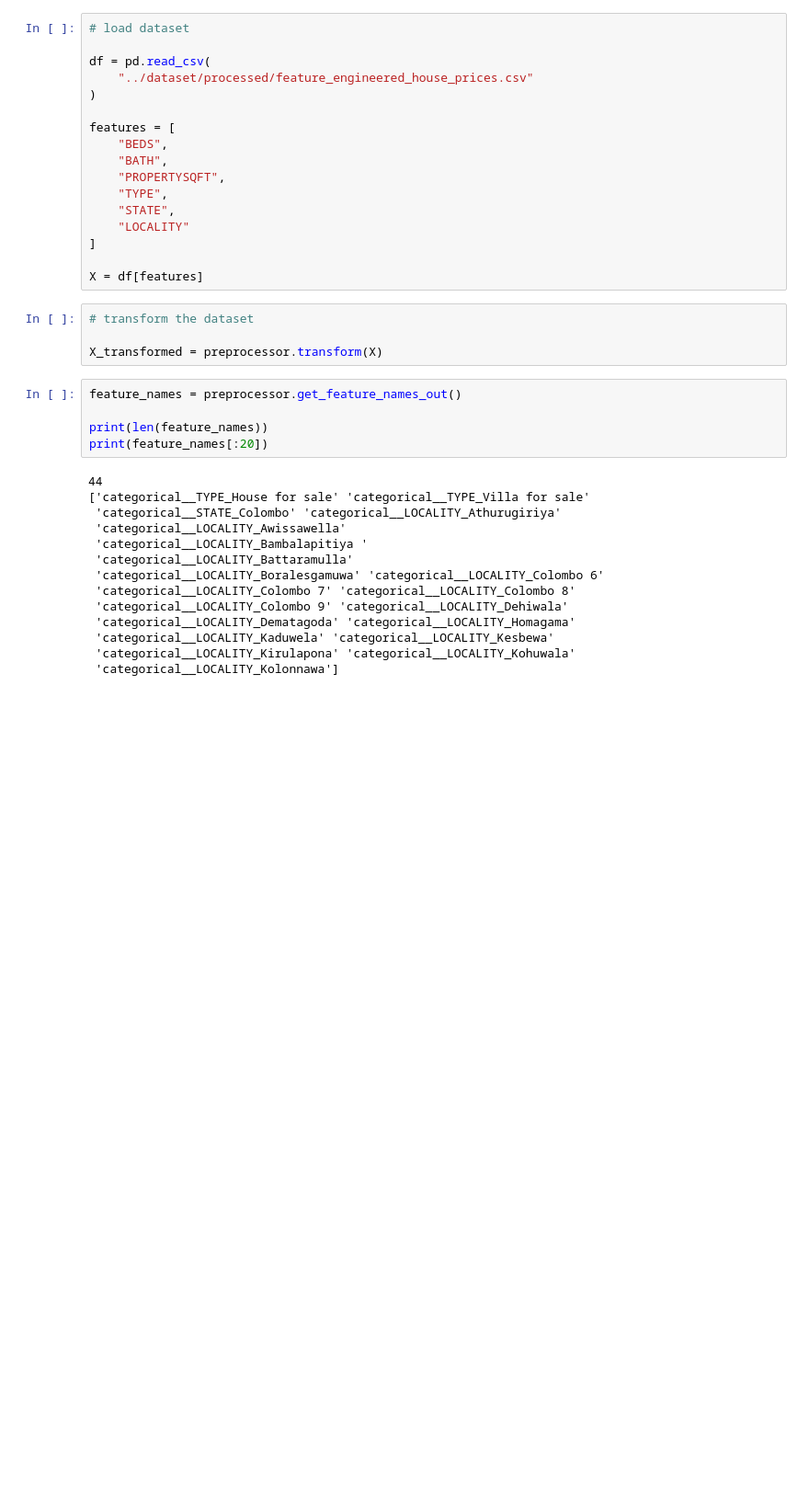
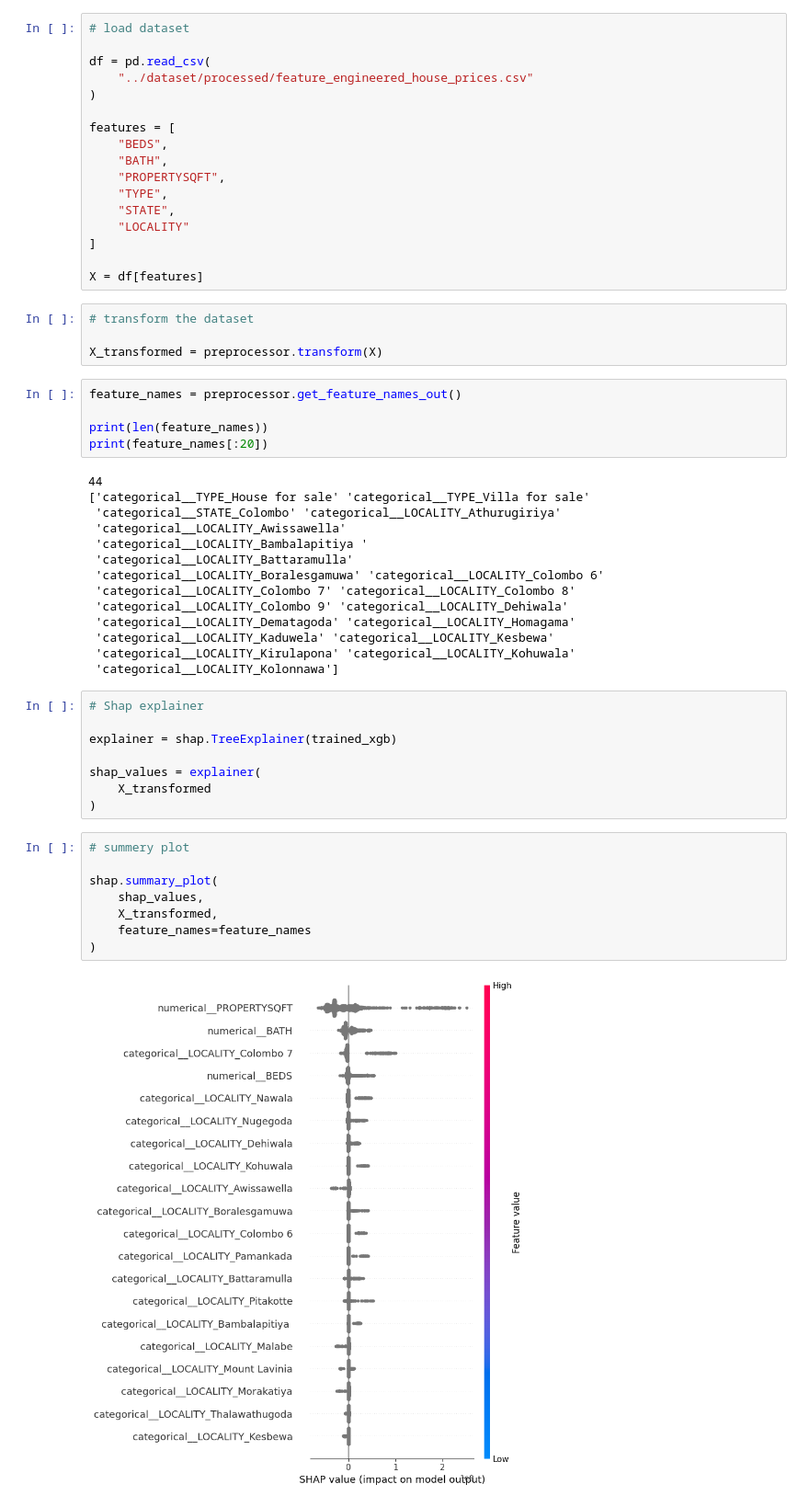
Before and after one commit to DhaneeraDulvanya/Sri-Lankan-Land-Price-Prediction-and-Real-Estate-Market-Analysis-System, a Jupyter notebook: notebooks/08_shap_analysis.ipynb, the cells around one changed output. Shown at 92% size. Cells and saved outputs as stored; diff of their text form; blank space fills up the shorter version.

Commit message:
create shap explainer and add summery plot

```diff
--- a/notebooks/08_shap_analysis.ipynb
+++ b/notebooks/08_shap_analysis.ipynb
@@ -51,3 +51,21 @@ print(feature_names[:20])
  'categorical__LOCALITY_Kaduwela' 'categorical__LOCALITY_Kesbewa'
  'categorical__LOCALITY_Kirulapona' 'categorical__LOCALITY_Kohuwala'
  'categorical__LOCALITY_Kolonnawa']
+# %%
+# Shap explainer
+
+explainer = shap.TreeExplainer(trained_xgb)
+
+shap_values = explainer(
+    X_transformed
+)
+# %%
+# summery plot
+
+shap.summary_plot(
+    shap_values,
+    X_transformed,
+    feature_names=feature_names
+)
+# %% [output]
+[figure, added]
```
